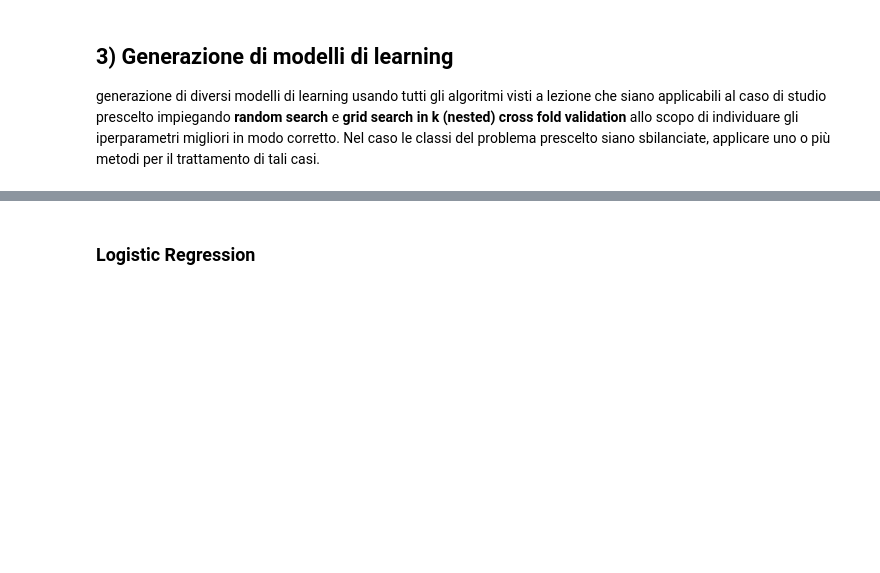
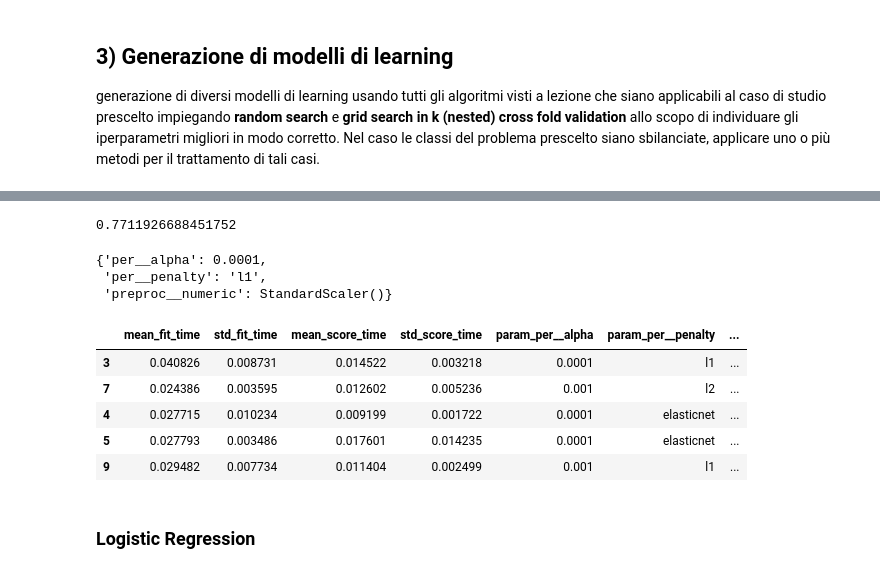
Before and after one commit to albispark/progetto-data-intensive, a Jupyter notebook: Progetto.ipynb, the cells around one changed output, grey strips where cells are left out. Cells and saved outputs as stored; diff of their text form; code cells hidden in the pictures; blank space fills up the shorter version.

```diff
--- a/Progetto.ipynb
+++ b/Progetto.ipynb
@@ -600,0 +507,2 @@ siano sbilanciate, applicare uno o più metodi per il trattamento di tali casi.
+# %%
+skf = StratifiedKFold(5, shuffle=True, random_state=42)
@@ -600,0 +560,18 @@ siano sbilanciate, applicare uno o più metodi per il trattamento di tali casi.
+# %%
+per_mod = Pipeline([
+    ("preproc", ColumnTransformer([
+        ("numeric", ..., numeric_vars),
+        ("categorical", OneHotEncoder(), categorical_vars)
+    ])),
+    ("per", Perceptron(random_state=42))
+])
+
+per_grid = {
+    "preproc__numeric": ["passthrough", StandardScaler()],
+    "per__penalty": ["l2", "l1", "elasticnet"],
+    "per__alpha": [0.0001, 0.001, 0.01, 1, 10]
+}
+# %%
+per_gs = GridSearchCV(per_mod, per_grid, cv=skf, n_jobs=-1)
+# %%
+per_gs.fit(Xc_train, yc_train)
@@ -601,2 +598,21 @@ siano sbilanciate, applicare uno o più metodi per il trattamento di tali casi.
+# %%
+per_gs.best_score_
+# %% [output]
+0.7711926688451752
+# %%
+per_gs.best_params_
+# %% [output]
+{'per__alpha': 0.0001,
+ 'per__penalty': 'l1',
+ 'preproc__numeric': StandardScaler()}
+# %%
+pd.DataFrame(per_gs.cv_results_).sort_values("rank_test_score").head()
+# %% [output]
+|  | mean_fit_time | std_fit_time | mean_score_time | std_score_time | param_per__alpha | param_per__penalty | ... |
+| 3 | 0.040826 | 0.008731 | 0.014522 | 0.003218 | 0.0001 | l1 | ... |
+| 7 | 0.024386 | 0.003595 | 0.012602 | 0.005236 | 0.001 | l2 | ... |
+| 4 | 0.027715 | 0.010234 | 0.009199 | 0.001722 | 0.0001 | elasticnet | ... |
+| 5 | 0.027793 | 0.003486 | 0.017601 | 0.014235 | 0.0001 | elasticnet | ... |
+| 9 | 0.029482 | 0.007734 | 0.011404 | 0.002499 | 0.001 | l1 | ... |
 # %% [markdown]
 ### Logistic Regression
```
Also changed, not shown: parts of 158 cells of this notebook.
